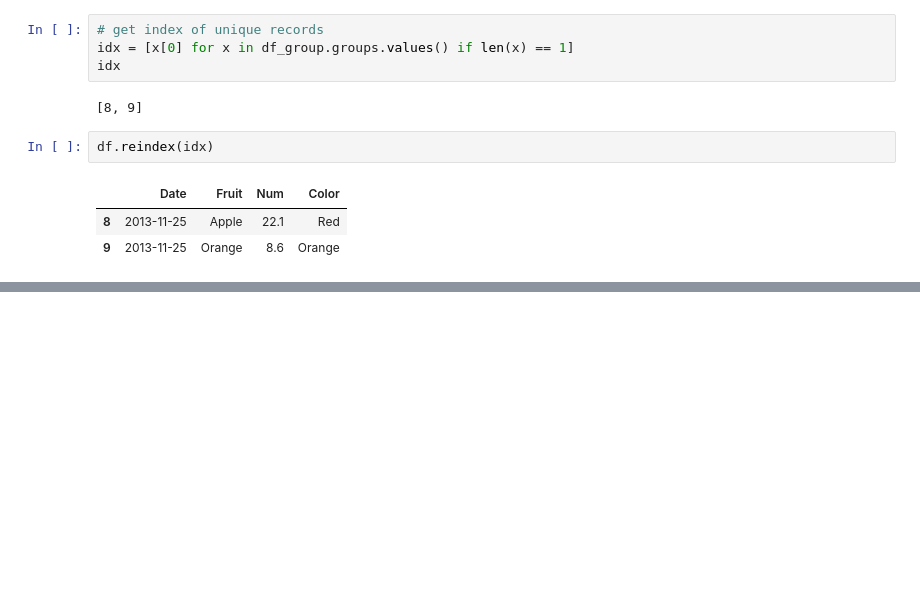
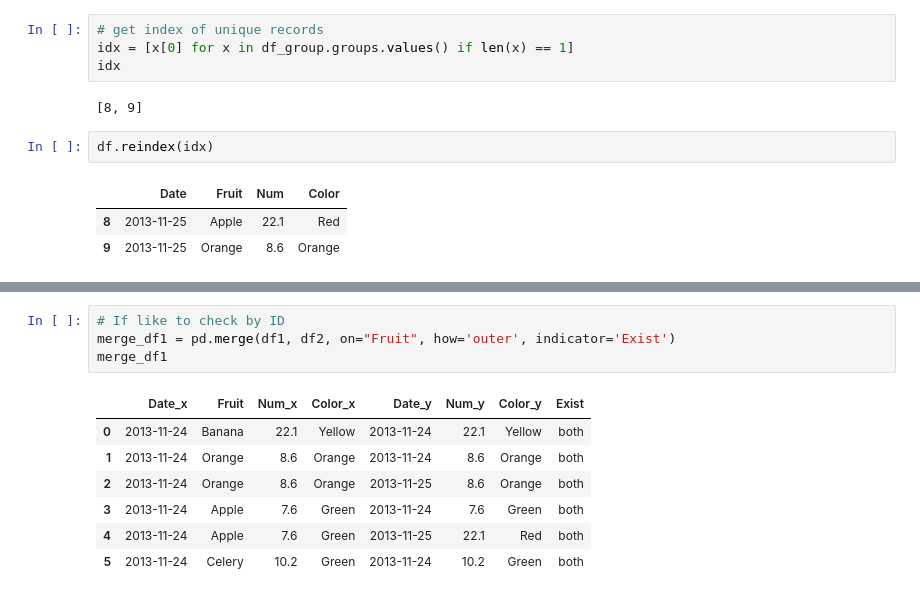
Before and after one commit to sateeshfrnd/DataAnalysisWithPython, a Jupyter notebook: Pandas/Pandas - Comapre DataFrames.ipynb, the cells around one changed output, grey strips where cells are left out. Saved outputs shown, nothing was run; the diff lists cells and outputs as text; blank space fills up the shorter version.

```diff
--- a/Pandas/Pandas - Comapre DataFrames.ipynb
+++ b/Pandas/Pandas - Comapre DataFrames.ipynb
@@ -150,0 +180,12 @@ df.reindex(idx)
+# %%
+# If like to check by ID
+merge_df1 = pd.merge(df1, df2, on="Fruit", how='outer', indicator='Exist')
+merge_df1
+# %% [output]
+|  | Date_x | Fruit | Num_x | Color_x | Date_y | Num_y | Color_y | Exist |
+| 0 | 2013-11-24 | Banana | 22.1 | Yellow | 2013-11-24 | 22.1 | Yellow | both |
+| 1 | 2013-11-24 | Orange | 8.6 | Orange | 2013-11-24 | 8.6 | Orange | both |
+| 2 | 2013-11-24 | Orange | 8.6 | Orange | 2013-11-25 | 8.6 | Orange | both |
+| 3 | 2013-11-24 | Apple | 7.6 | Green | 2013-11-24 | 7.6 | Green | both |
+| 4 | 2013-11-24 | Apple | 7.6 | Green | 2013-11-25 | 22.1 | Red | both |
+| 5 | 2013-11-24 | Celery | 10.2 | Green | 2013-11-24 | 10.2 | Green | both |
```
Also changed, not shown: parts of 9 cells of this notebook.
